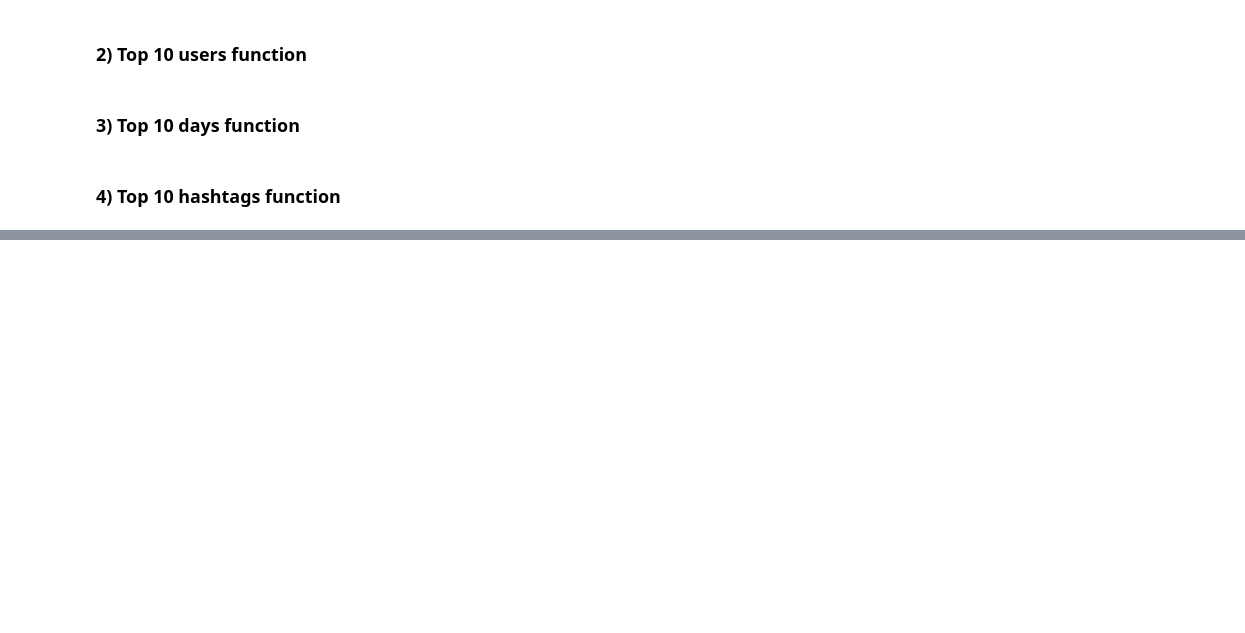
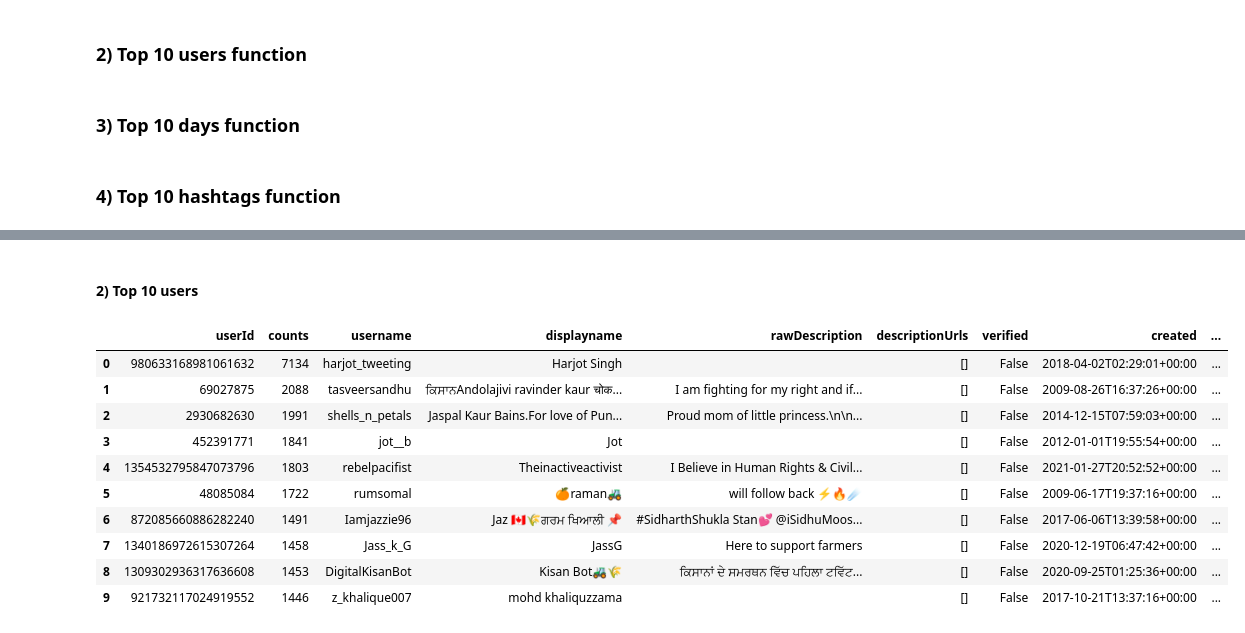
Before and after one commit to TamaraErdmann/EVDiagnosticoGIT, a Jupyter notebook: clean-raw-json-tweets-data.ipynb, the cells around one changed output, grey strips where cells are left out. Saved outputs shown, nothing was run; the diff lists cells and outputs as text; code cells hidden in the pictures; blank space fills up the shorter version.

```diff
--- a/clean-raw-json-tweets-data.ipynb
+++ b/clean-raw-json-tweets-data.ipynb
@@ -135,0 +168,16 @@ def top_10_hashtags():
+# %% [markdown]
+#### 2) Top 10 users
+# %%
+main(2)
+# %% [output]
+|  | userId | counts | username | displayname | rawDescription | descriptionUrls | verified | created | ... |
+| 0 | 980633168981061632 | 7134 | harjot_tweeting | Harjot Singh |  | [] | False | 2018-04-02T02:29:01+00:00 | ... |
+| 1 | 69027875 | 2088 | tasveersandhu | ਕਿਸਾਨAndolajivi ravinder kaur चोक... | I am fighting for my right and if... | [] | False | 2009-08-26T16:37:26+00:00 | ... |
+| 2 | 2930682630 | 1991 | shells_n_petals | Jaspal Kaur Bains.For love of Pun... | Proud mom of little princess.\n\n... | [] | False | 2014-12-15T07:59:03+00:00 | ... |
+| 3 | 452391771 | 1841 | jot__b | Jot |  | [] | False | 2012-01-01T19:55:54+00:00 | ... |
+| 4 | 1354532795847073796 | 1803 | rebelpacifist | Theinactiveactivist | I Believe in Human Rights & Civil... | [] | False | 2021-01-27T20:52:52+00:00 | ... |
+| 5 | 48085084 | 1722 | rumsomal | 🍊raman🚜 | will follow back ⚡🔥☄ | [] | False | 2009-06-17T19:37:16+00:00 | ... |
+| 6 | 872085660886282240 | 1491 | Iamjazzie96 | Jaz 🇨🇦🌾ਗਰਮ ਖਿਆਲੀ 📌 | #SidharthShukla Stan💕 @iSidhuMoos... | [] | False | 2017-06-06T13:39:58+00:00 | ... |
+| 7 | 1340186972615307264 | 1458 | Jass_k_G | JassG | Here to support farmers | [] | False | 2020-12-19T06:47:42+00:00 | ... |
+| 8 | 1309302936317636608 | 1453 | DigitalKisanBot | Kisan Bot🚜🌾 | ਕਿਸਾਨਾਂ ਦੇ ਸਮਰਥਨ ਵਿੱਚ ਪਹਿਲਾ ਟਵਿੱਟ... | [] | False | 2020-09-25T01:25:36+00:00 | ... |
+| 9 | 921732117024919552 | 1446 | z_khalique007 | mohd khaliquzzama |  | [] | False | 2017-10-21T13:37:16+00:00 | ... |
```
Also changed, not shown: parts of 13 cells of this notebook.
